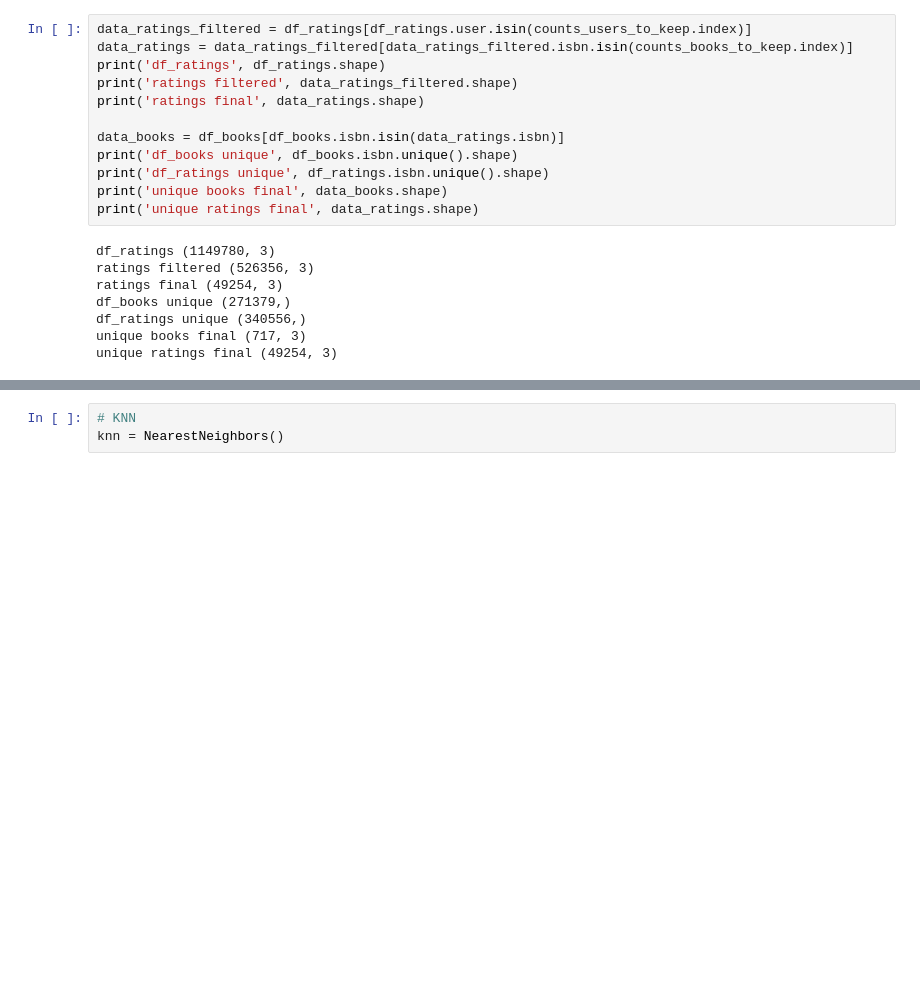
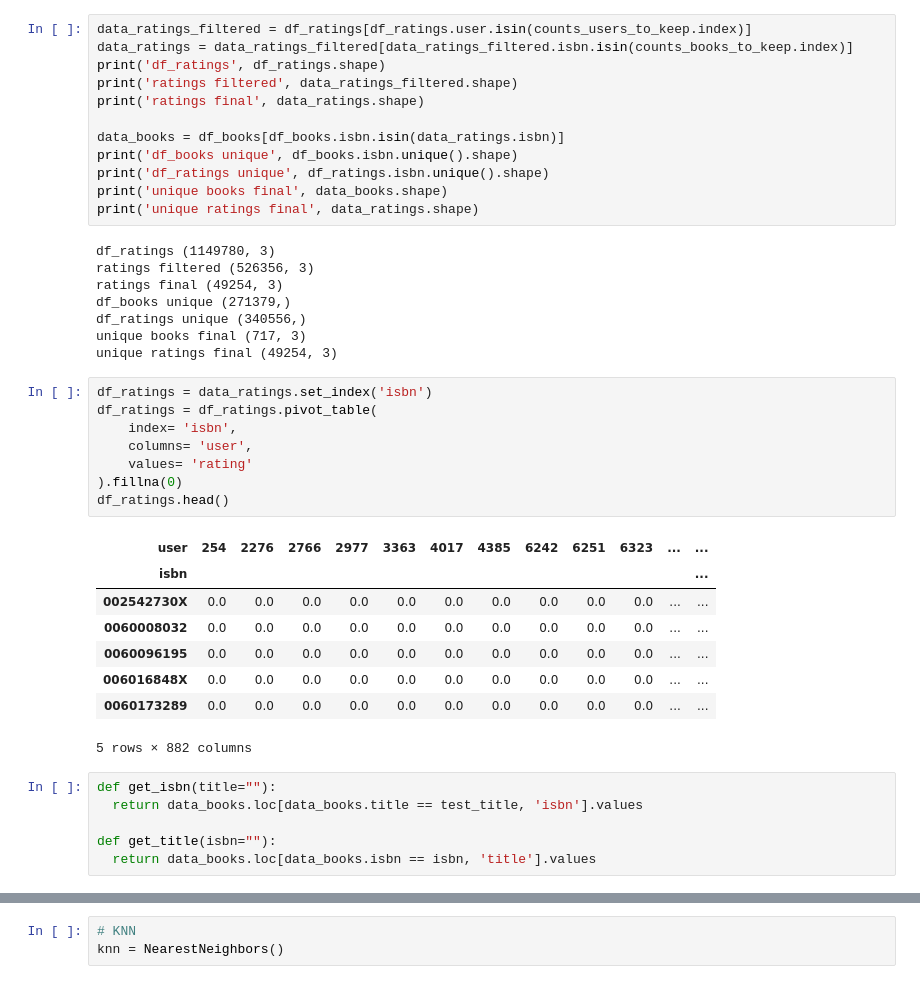
Before and after one commit to HBiermann/FCC_ML, a Jupyter notebook: Book Recommendation Engine using KNN/fcc_book_recommendation_knn.ipynb, the cells around one changed output, grey strips where cells are left out. Cells and saved outputs as stored; diff of their text form; blank space fills up the shorter version.

```diff
--- a/Book Recommendation Engine using KNN/fcc_book_recommendation_knn.ipynb
+++ b/Book Recommendation Engine using KNN/fcc_book_recommendation_knn.ipynb
@@ -120,3 +120,26 @@ df_books unique (271379,)
 df_ratings unique (340556,)
 unique books final (717, 3)
 unique ratings final (49254, 3)
+# %%
+df_ratings = data_ratings.set_index('isbn')
+df_ratings = df_ratings.pivot_table(
+    index= 'isbn',
+    columns= 'user',
+    values= 'rating'
+).fillna(0)
+df_ratings.head()
+# %% [output]
+| user | 254 | 2276 | 2766 | 2977 | 3363 | 4017 | 4385 | 6242 | 6251 | 6323 | ... | ... |
+| isbn |  |  |  |  |  |  |  |  |  |  |  | ... |
+| 002542730X | 0.0 | 0.0 | 0.0 | 0.0 | 0.0 | 0.0 | 0.0 | 0.0 | 0.0 | 0.0 | ... | ... |
+| 0060008032 | 0.0 | 0.0 | 0.0 | 0.0 | 0.0 | 0.0 | 0.0 | 0.0 | 0.0 | 0.0 | ... | ... |
+| 0060096195 | 0.0 | 0.0 | 0.0 | 0.0 | 0.0 | 0.0 | 0.0 | 0.0 | 0.0 | 0.0 | ... | ... |
+| 006016848X | 0.0 | 0.0 | 0.0 | 0.0 | 0.0 | 0.0 | 0.0 | 0.0 | 0.0 | 0.0 | ... | ... |
+| 0060173289 | 0.0 | 0.0 | 0.0 | 0.0 | 0.0 | 0.0 | 0.0 | 0.0 | 0.0 | 0.0 | ... | ... |
+5 rows × 882 columns
+# %%
+def get_isbn(title=""):
+  return data_books.loc[data_books.title == test_title, 'isbn'].values
+
+def get_title(isbn=""):
+  return data_books.loc[data_books.isbn == isbn, 'title'].values
```
Also changed, not shown: parts of 11 cells of this notebook.
